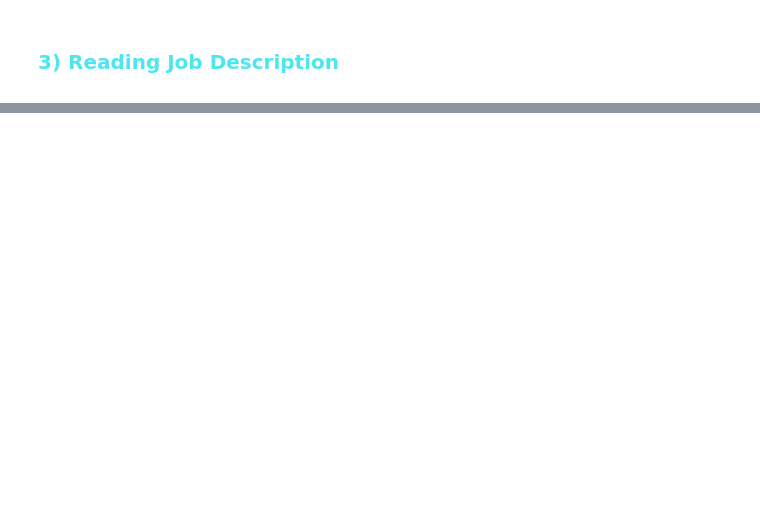
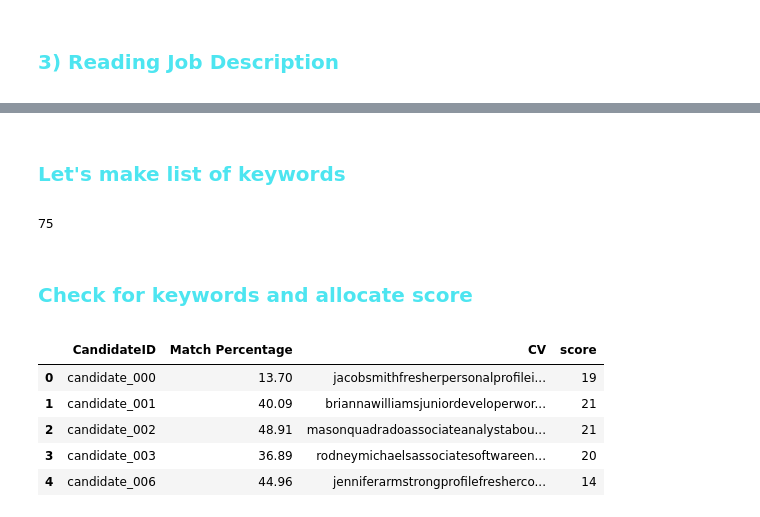
Before and after one commit to Prash8830/ML-Projects, a Jupyter notebook: A_Perfect_Fit/A_perfect_fit.ipynb, the cells around one changed output, grey strips where cells are left out. Cells and saved outputs as stored; diff of their text form; code cells hidden in the pictures; blank space fills up the shorter version.

```diff
--- a/A_Perfect_Fit/A_perfect_fit.ipynb
+++ b/A_Perfect_Fit/A_perfect_fit.ipynb
@@ -257,0 +290,4 @@ jd[:5] #print first 5 lines
+# %%
+# test1 for approach1
+test1=test
+test1.head()
@@ -257,0 +331,2 @@ jd[:5] #print first 5 lines
+# %% [markdown]
+<h1 style='color: rgb(77, 229, 240); text-align: left; font-family: cursive;font-size: 20px;'>Let's make list of keywords</h1>
@@ -257,0 +335,24 @@ jd[:5] #print first 5 lines
+# %%
+len(keywords)
+# %% [output]
+75
+# %% [markdown]
+<h1 style='color: rgb(77, 229, 240); text-align: left; font-family: cursive;font-size: 20px;'>Check for keywords and allocate score</h1>
+# %%
+train1["score"]=0
+for i in range(90):
+    s=0
+    for k in keywords:
+        if k in train1["CV"][i]:
+            s+=1
+
+    train1["score"][i]=s
+
+train1.head()
+# %% [output]
+|  | CandidateID | Match Percentage | CV | score |
+| 0 | candidate_000 | 13.70 | jacobsmithfresherpersonalprofilei... | 19 |
+| 1 | candidate_001 | 40.09 | briannawilliamsjuniordeveloperwor... | 21 |
+| 2 | candidate_002 | 48.91 | masonquadradoassociateanalystabou... | 21 |
+| 3 | candidate_003 | 36.89 | rodneymichaelsassociatesoftwareen... | 20 |
+| 4 | candidate_006 | 44.96 | jenniferarmstrongprofilefresherco... | 14 |
```
Also changed, not shown: parts of 33 cells of this notebook.
